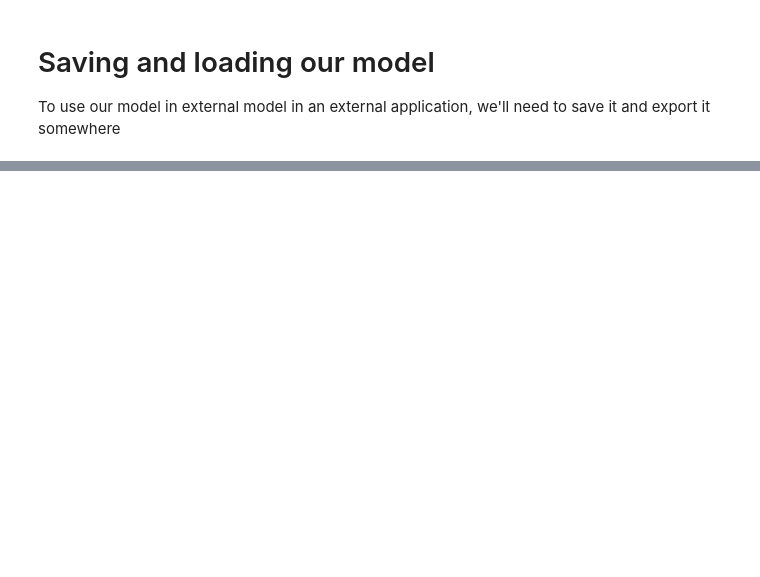
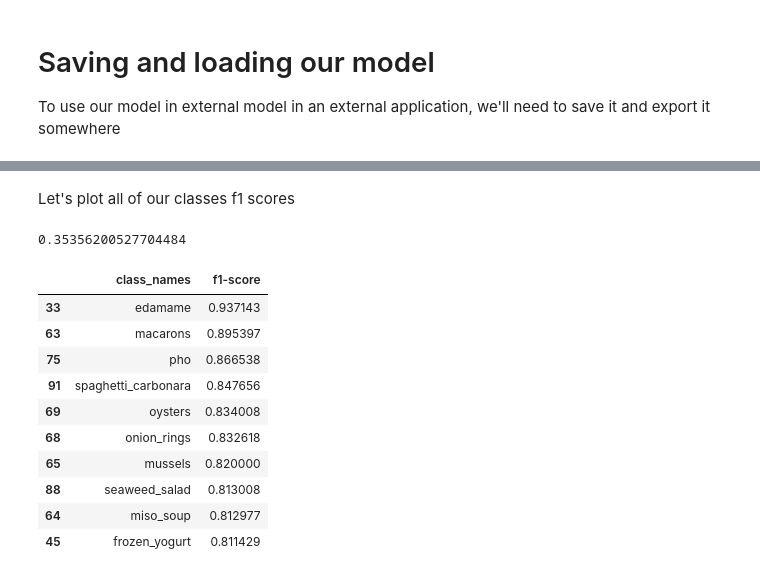
Before and after one commit to moimigueldev/tensorflow-ztm, a Jupyter notebook: tensorflow/06_transfer_learning_scaling_up.ipynb, the cells around one changed output, grey strips where cells are left out. Cells and saved outputs as stored; diff of their text form; code cells hidden in the pictures; blank space fills up the shorter version.

```diff
--- a/tensorflow/06_transfer_learning_scaling_up.ipynb
+++ b/tensorflow/06_transfer_learning_scaling_up.ipynb
@@ -298,0 +491,8 @@ all_classes_10_percent_fine_tune_results
+# %%
+# To get our test labels we need to unravel our test data batch dataset
+y_labels = []
+for images, labels in test_data.unbatch():
+  y_labels.append(labels.numpy().argmax())
+
+
+y_labels[:10]
@@ -298,0 +690,6 @@ all_classes_10_percent_fine_tune_results
+# %% [markdown]
+Let's plot all of our classes f1 scores
+# %%
+classification_report_dict['99']['f1-score']
+# %% [output]
+0.35356200527704484
@@ -298,0 +708,18 @@ all_classes_10_percent_fine_tune_results
+# %%
+# Turn f1-scores into dataframe for visualization
+import pandas as pd
+f1_scores = pd.DataFrame({'class_names':list(class_f1_scores.keys()),
+                          'f1-score': list(class_f1_scores.values())}).sort_values('f1-score', ascending=False)
+f1_scores[:10]
+# %% [output]
+|  | class_names | f1-score |
+| 33 | edamame | 0.937143 |
+| 63 | macarons | 0.895397 |
+| 75 | pho | 0.866538 |
+| 91 | spaghetti_carbonara | 0.847656 |
+| 69 | oysters | 0.834008 |
+| 68 | onion_rings | 0.832618 |
+| 65 | mussels | 0.820000 |
+| 88 | seaweed_salad | 0.813008 |
+| 64 | miso_soup | 0.812977 |
+| 45 | frozen_yogurt | 0.811429 |
```
Also changed, not shown: parts of 56 cells of this notebook.
